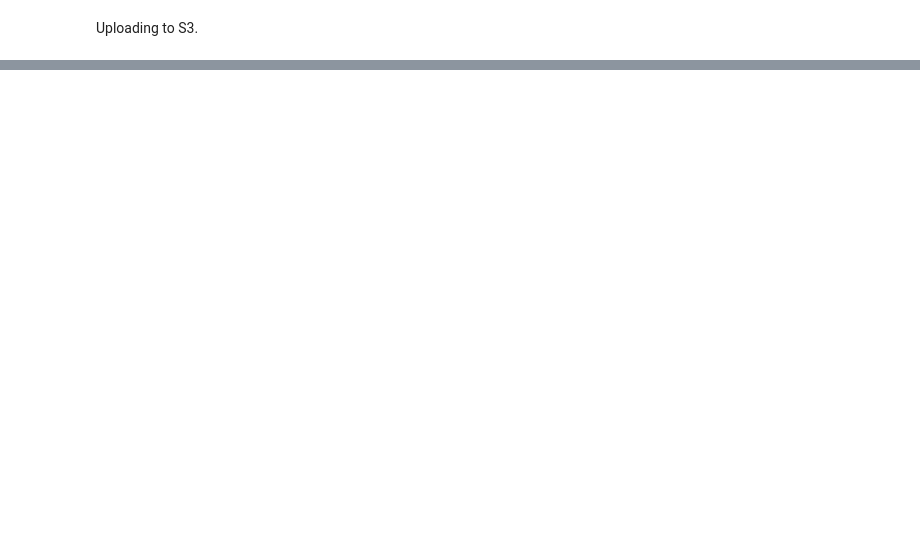
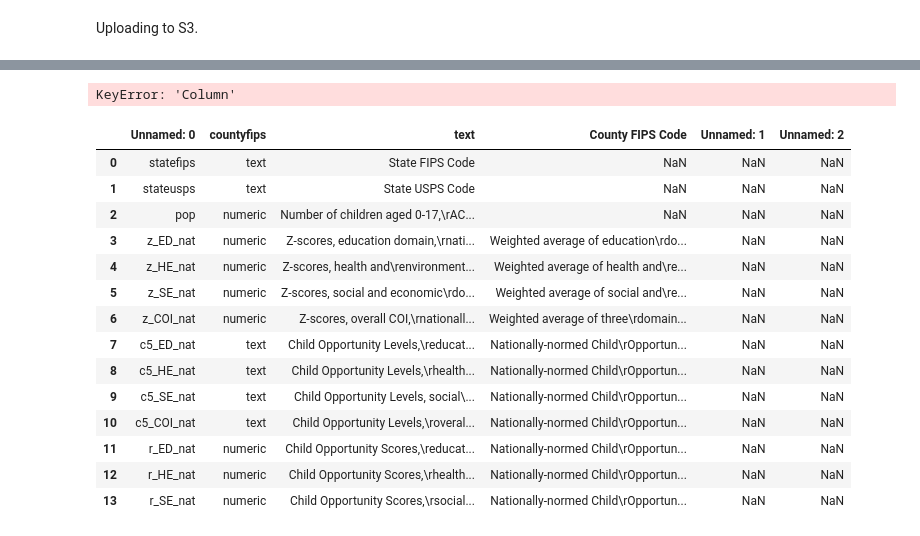
Before and after one commit to georgetown-analytics/Bleeding-Hearts, a Jupyter notebook: Wrangling.ipynb, the cells around one changed output, grey strips where cells are left out. Drawn from its saved outputs; the diff is of its cells as text; code cells hidden in the pictures; blank space fills up the shorter version.

```diff
--- a/Wrangling.ipynb
+++ b/Wrangling.ipynb
@@ -233,0 +337,27 @@ saved
+# %%
+c_head1 = c_head1[c_head1['Column'].notna()]
+cols=list(c_head1)
+c_head1
+# %% [output]
+KeyError: 'Column'
+# %%
+table = tabula.read_pdf(file,
+                        pages=3)
+c_head2=table[0]
+c_head2
+# %% [output]
+|  | Unnamed: 0 | countyfips | text | County FIPS Code | Unnamed: 1 | Unnamed: 2 |
+| 0 | statefips | text | State FIPS Code | NaN | NaN | NaN |
+| 1 | stateusps | text | State USPS Code | NaN | NaN | NaN |
+| 2 | pop | numeric | Number of children aged 0-17,\rAC... | NaN | NaN | NaN |
+| 3 | z_ED_nat | numeric | Z-scores, education domain,\rnati... | Weighted average of education\rdo... | NaN | NaN |
+| 4 | z_HE_nat | numeric | Z-scores, health and\renvironment... | Weighted average of health and\re... | NaN | NaN |
+| 5 | z_SE_nat | numeric | Z-scores, social and economic\rdo... | Weighted average of social and\re... | NaN | NaN |
+| 6 | z_COI_nat | numeric | Z-scores, overall COI,\rnationall... | Weighted average of three\rdomain... | NaN | NaN |
+| 7 | c5_ED_nat | text | Child Opportunity Levels,\reducat... | Nationally-normed Child\rOpportun... | NaN | NaN |
+| 8 | c5_HE_nat | text | Child Opportunity Levels,\rhealth... | Nationally-normed Child\rOpportun... | NaN | NaN |
+| 9 | c5_SE_nat | text | Child Opportunity Levels, social\... | Nationally-normed Child\rOpportun... | NaN | NaN |
+| 10 | c5_COI_nat | text | Child Opportunity Levels,\roveral... | Nationally-normed Child\rOpportun... | NaN | NaN |
+| 11 | r_ED_nat | numeric | Child Opportunity Scores,\reducat... | Nationally-normed Child\rOpportun... | NaN | NaN |
+| 12 | r_HE_nat | numeric | Child Opportunity Scores,\rhealth... | Nationally-normed Child\rOpportun... | NaN | NaN |
+| 13 | r_SE_nat | numeric | Child Opportunity Scores,\rsocial... | Nationally-normed Child\rOpportun... | NaN | NaN |
```
Also changed, not shown: parts of 30 cells of this notebook.
